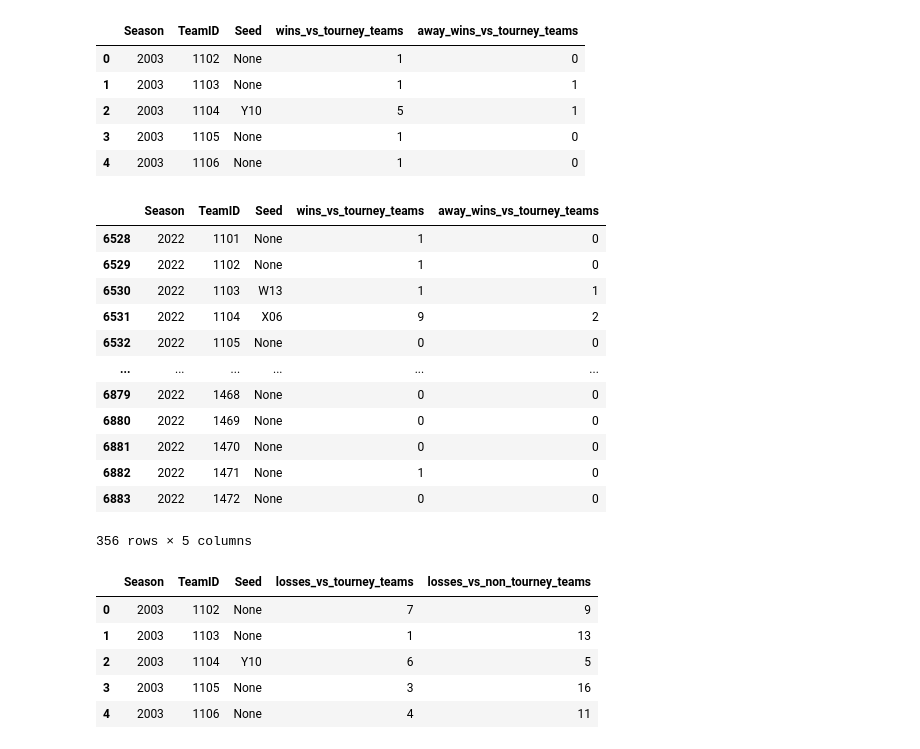
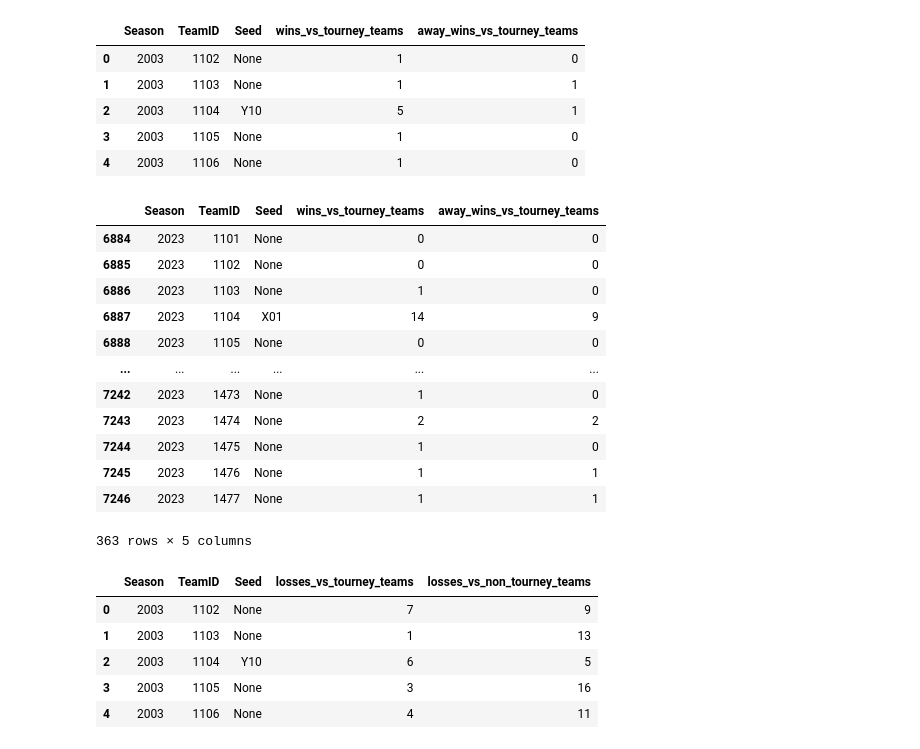
Before and after one commit to dylanfarrell/march-madness-bracket-prediction, a Jupyter notebook: kaggle_feature_engineering.ipynb, the cells around one changed output. Saved outputs shown, nothing was run; the diff lists cells and outputs as text; code cells hidden in the pictures.

```diff
--- a/kaggle_feature_engineering.ipynb
+++ b/kaggle_feature_engineering.ipynb
@@ -8,14 +13,16 @@ import helper_functions as hf
 ## Reading files
 # %%
 # read in files needed for feature engineering
-regular_season_compact_all = pd.read_csv('data/kaggle_data/MRegularSeasonCompactResults.csv')
-regular_season_detailed = pd.read_csv('data/kaggle_data/MRegularSeasonDetailedResults.csv')
-tourney_compact_all = pd.read_csv('data/kaggle_data/MNCAATourneyCompactResults.csv')
-tourney_detailed = pd.read_csv('data/kaggle_data/MNCAATourneyDetailedResults.csv')
-teams = pd.read_csv('data/kaggle_data/MTeams.csv')
-seeds_all = pd.read_csv('data/kaggle_data/MNCAATourneySeeds.csv')
-slots_all = pd.read_csv('data/kaggle_data/MNCAATourneySlots.csv')
-ordinals = pd.read_csv('data/kaggle_data/MMasseyOrdinals_thruDay128.csv')
+current_yr = datetime.now().year
+kaggle_dir = f'data/{current_yr}/kaggle_data'
+regular_season_compact_all = pd.read_csv(f'{kaggle_dir}/MRegularSeasonCompactResults.csv')
+regular_season_detailed = pd.read_csv(f'{kaggle_dir}/MRegularSeasonDetailedResults.csv')
+tourney_compact_all = pd.read_csv(f'{kaggle_dir}/MNCAATourneyCompactResults.csv')
+tourney_detailed = pd.read_csv(f'{kaggle_dir}/MNCAATourneyDetailedResults.csv')
+teams = pd.read_csv(f'{kaggle_dir}/MTeams.csv')
+seeds_all = pd.read_csv(f'{kaggle_dir}/MNCAATourneySeeds.csv')
+slots_all = pd.read_csv(f'{kaggle_dir}/MNCAATourneySlots.csv')
+ordinals = pd.read_csv(f'{kaggle_dir}/MMasseyOrdinals_thru_Season{current_yr}_Day128.csv')
 # %%
 # trim everything to start in 2003
 min_year = 2003
@@ -419,21 +426,21 @@ wins_tourney.head()
 | 3 | 2003 | 1105 | None | 1 | 0 |
 | 4 | 2003 | 1106 | None | 1 | 0 |
 # %%
-wins_tourney[wins_tourney['Season'] == 2022]
+wins_tourney[wins_tourney['Season'] == current_yr]
 # %% [output]
 |  | Season | TeamID | Seed | wins_vs_tourney_teams | away_wins_vs_tourney_teams |
-| 6528 | 2022 | 1101 | None | 1 | 0 |
-| 6529 | 2022 | 1102 | None | 1 | 0 |
-| 6530 | 2022 | 1103 | W13 | 1 | 1 |
-| 6531 | 2022 | 1104 | X06 | 9 | 2 |
-| 6532 | 2022 | 1105 | None | 0 | 0 |
+| 6884 | 2023 | 1101 | None | 0 | 0 |
+| 6885 | 2023 | 1102 | None | 0 | 0 |
+| 6886 | 2023 | 1103 | None | 1 | 0 |
+| 6887 | 2023 | 1104 | X01 | 14 | 9 |
+| 6888 | 2023 | 1105 | None | 0 | 0 |
 | ... | ... | ... | ... | ... | ... |
-| 6879 | 2022 | 1468 | None | 0 | 0 |
-| 6880 | 2022 | 1469 | None | 0 | 0 |
-| 6881 | 2022 | 1470 | None | 0 | 0 |
-| 6882 | 2022 | 1471 | None | 1 | 0 |
-| 6883 | 2022 | 1472 | None | 0 | 0 |
+| 7242 | 2023 | 1473 | None | 1 | 0 |
+| 7243 | 2023 | 1474 | None | 2 | 2 |
+| 7244 | 2023 | 1475 | None | 1 | 0 |
+| 7245 | 2023 | 1476 | None | 1 | 1 |
+| 7246 | 2023 | 1477 | None | 1 | 1 |
-356 rows × 5 columns
+363 rows × 5 columns
 # %%
 losses_tourney_q = '''
 SELECT
```
Also changed, not shown: parts of 18 cells of this notebook, 3 other files.
